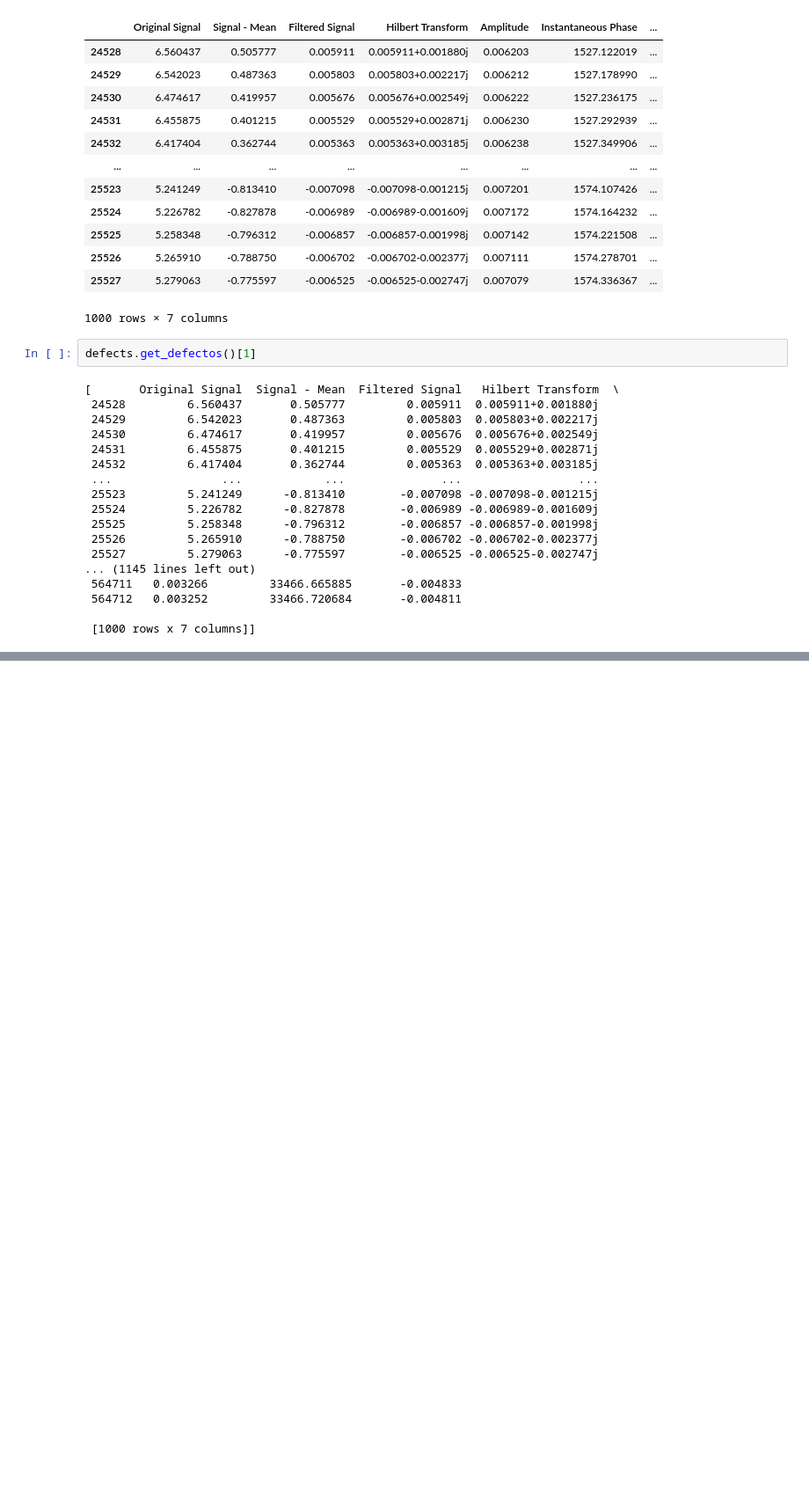
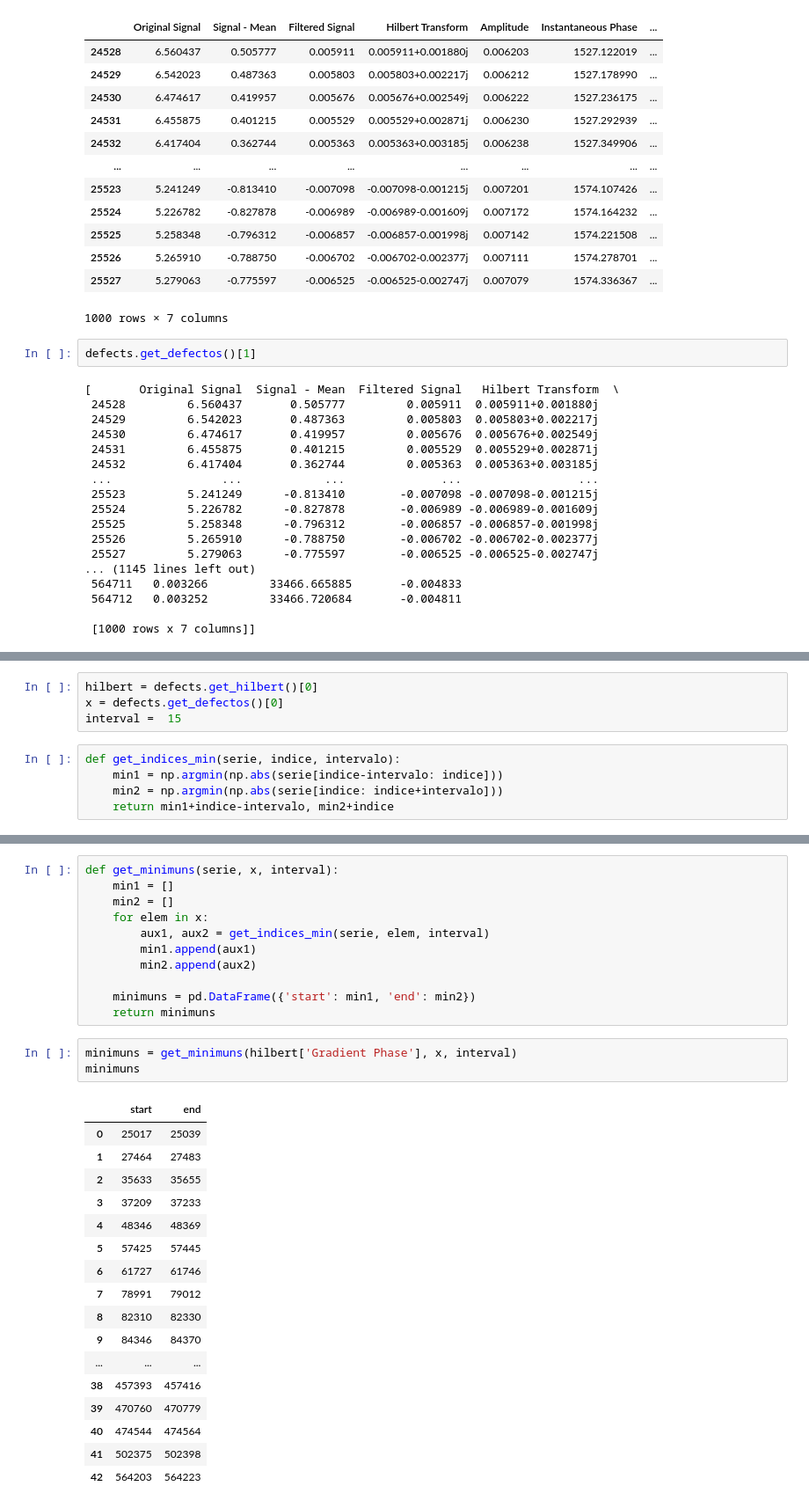
Before and after one commit to consuelorojas/Tesis, a Jupyter notebook: Notebooks/test_caract.ipynb, the cells around one changed output, grey strips where cells are left out. Shown at 88% size. Saved outputs shown, nothing was run; the diff lists cells and outputs as text; blank space fills up the shorter version.

```diff
--- a/Notebooks/test_caract.ipynb
+++ b/Notebooks/test_caract.ipynb
@@ -128,0 +124,9 @@ KeyError: 6
+# %%
+hilbert = defects.get_hilbert()[0]
+x = defects.get_defectos()[0]
+interval =  15
+# %%
+def get_indices_min(serie, indice, intervalo):
+    min1 = np.argmin(np.abs(serie[indice-intervalo: indice]))
+    min2 = np.argmin(np.abs(serie[indice: indice+intervalo]))
+    return min1+indice-intervalo, min2+indice
@@ -128,0 +138,32 @@ KeyError: 6
+# %%
+def get_minimuns(serie, x, interval):
+    min1 = []
+    min2 = []
+    for elem in x:
+        aux1, aux2 = get_indices_min(serie, elem, interval)
+        min1.append(aux1)
+        min2.append(aux2)
+
+    minimuns = pd.DataFrame({'start': min1, 'end': min2})
+    return minimuns
+# %%
+minimuns = get_minimuns(hilbert['Gradient Phase'], x, interval)
+minimuns
+# %% [output]
+|  | start | end |
+| 0 | 25017 | 25039 |
+| 1 | 27464 | 27483 |
+| 2 | 35633 | 35655 |
+| 3 | 37209 | 37233 |
+| 4 | 48346 | 48369 |
+| 5 | 57425 | 57445 |
+| 6 | 61727 | 61746 |
+| 7 | 78991 | 79012 |
+| 8 | 82310 | 82330 |
+| 9 | 84346 | 84370 |
+| ... | ... | ... |
+| 38 | 457393 | 457416 |
+| 39 | 470760 | 470779 |
+| 40 | 474544 | 474564 |
+| 41 | 502375 | 502398 |
+| 42 | 564203 | 564223 |
```
Also changed, not shown: parts of 7 cells of this notebook, 2 other files.
